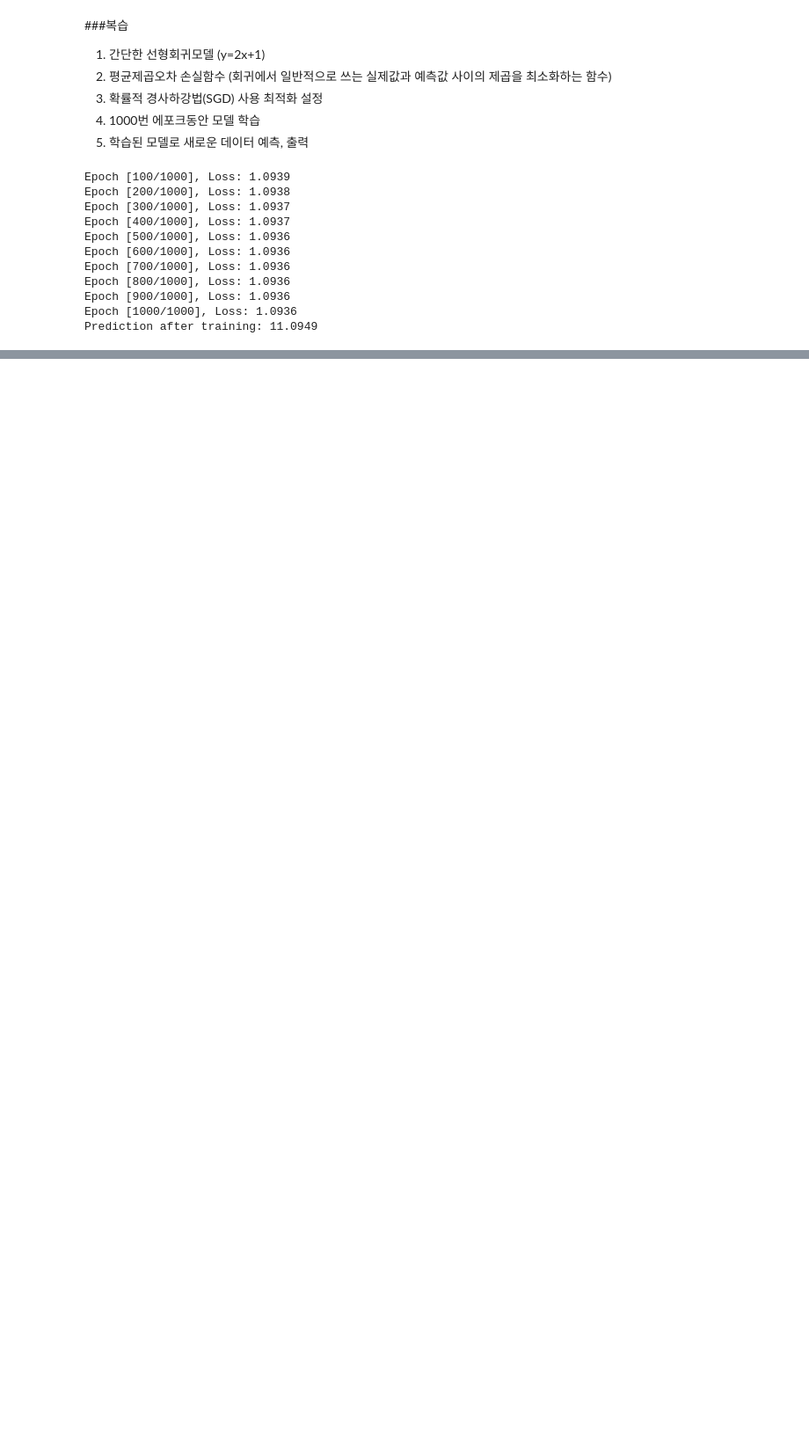
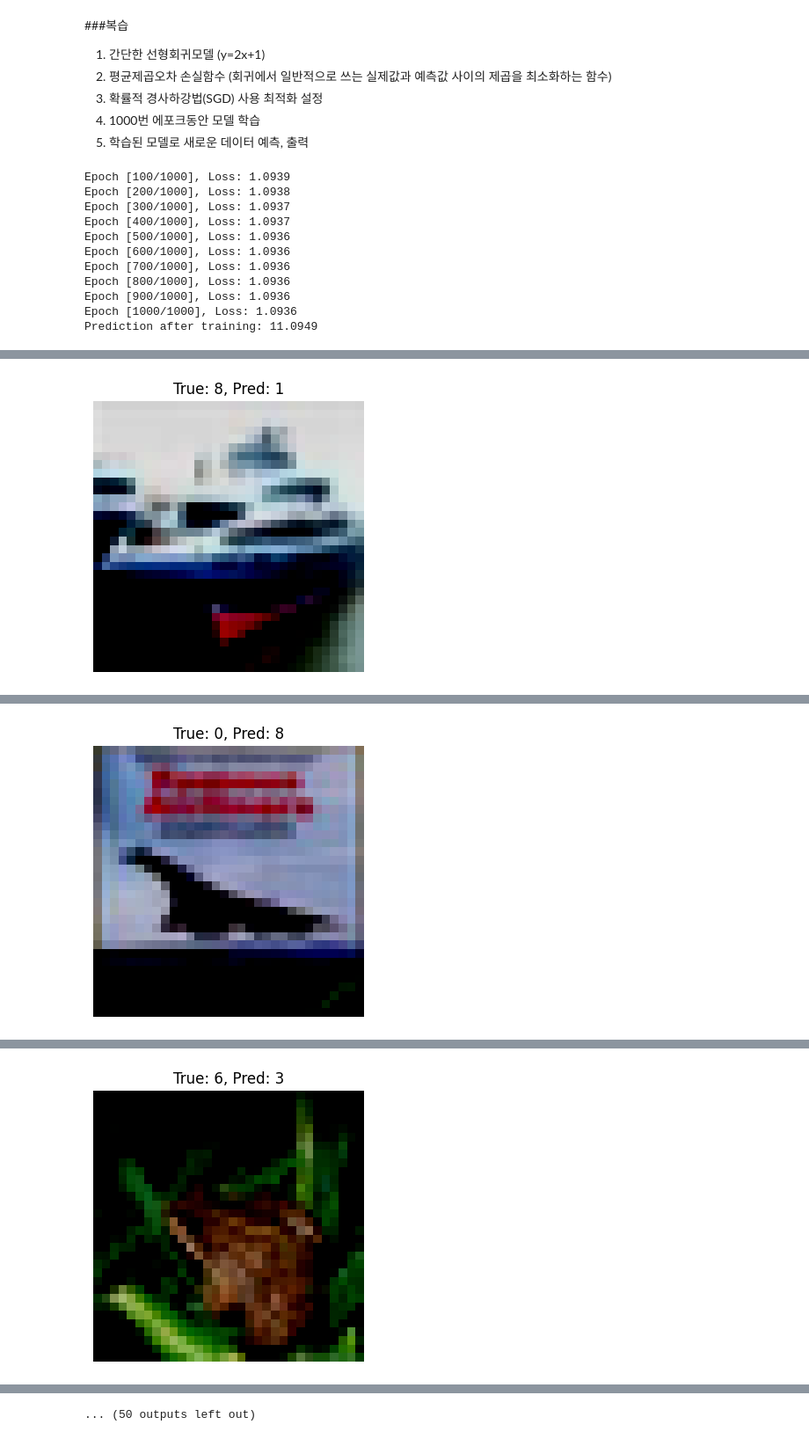
Before and after one commit to i2mmmmm/Study, a Jupyter notebook: Pytorch/복습.ipynb, the cells around one changed output, grey strips where cells are left out. Shown at 88% size. Drawn from its saved outputs; the diff is of its cells as text; code cells hidden in the pictures; blank space fills up the shorter version.

```diff
--- a/Pytorch/복습.ipynb
+++ b/Pytorch/복습.ipynb
@@ -67,0 +164,20 @@ Prediction after training: 11.0949
+# %%
+# 테스트 데이터를 로드하는 DataLoader 생성
+test_dataset = torchvision.datasets.CIFAR10(root='./data', train=False, transform=transform, download=True)
+test_loader = torch.utils.data.DataLoader(dataset=test_dataset, batch_size=64, shuffle=False)
+
+
+# 평가 코드
+correct = 0
+total = 0
+
+with torch.no_grad():
+    for images, labels in test_loader:
+        images, labels = images.to(device), labels.to(device)
+        outputs = model(images)
+        _, predicted = torch.max(outputs.data, 1)
+        total += labels.size(0)
+        correct += (predicted == labels).sum().item()
+
+accuracy = correct / total
+print('Accuracy on the test set: {:.2%}'.format(accuracy))
@@ -67,0 +187,26 @@ Prediction after training: 11.0949
+# %%
+import matplotlib.pyplot as plt
+import numpy as np
+
+# 모델 평가
+model.eval()
+
+# 틀린 예측 확인
+with torch.no_grad():
+    for images, labels in test_loader:
+        images, labels = images.to(device), labels.to(device)
+        outputs = model(images)
+        _, predicted = torch.max(outputs.data, 1)
+        incorrect_samples = (predicted != labels).nonzero()[:, 0]
+        break  # 첫 번째 배치만 확인
+
+# 틀린 예측 시각화
+for index in incorrect_samples:
+    image, label, prediction = images[index].cpu().numpy().transpose((1, 2, 0)), labels[index].item(), predicted[index].item()
+
+    plt.figure(figsize=(4, 4))
+    plt.imshow(image)
+    plt.title(f'True: {label}, Pred: {prediction}')
+    plt.axis('off')
+    plt.show()
+# %% [output]
@@ -67,0 +214 @@ Prediction after training: 11.0949
+[figure, added]
@@ -67,0 +216 @@ Prediction after training: 11.0949
+[figure, added]
@@ -67,0 +218 @@ Prediction after training: 11.0949
+[figure, added]
@@ -67,0 +225 @@ Prediction after training: 11.0949
+... (50 outputs left out)
```
Also changed, not shown: parts of 4 cells of this notebook.
